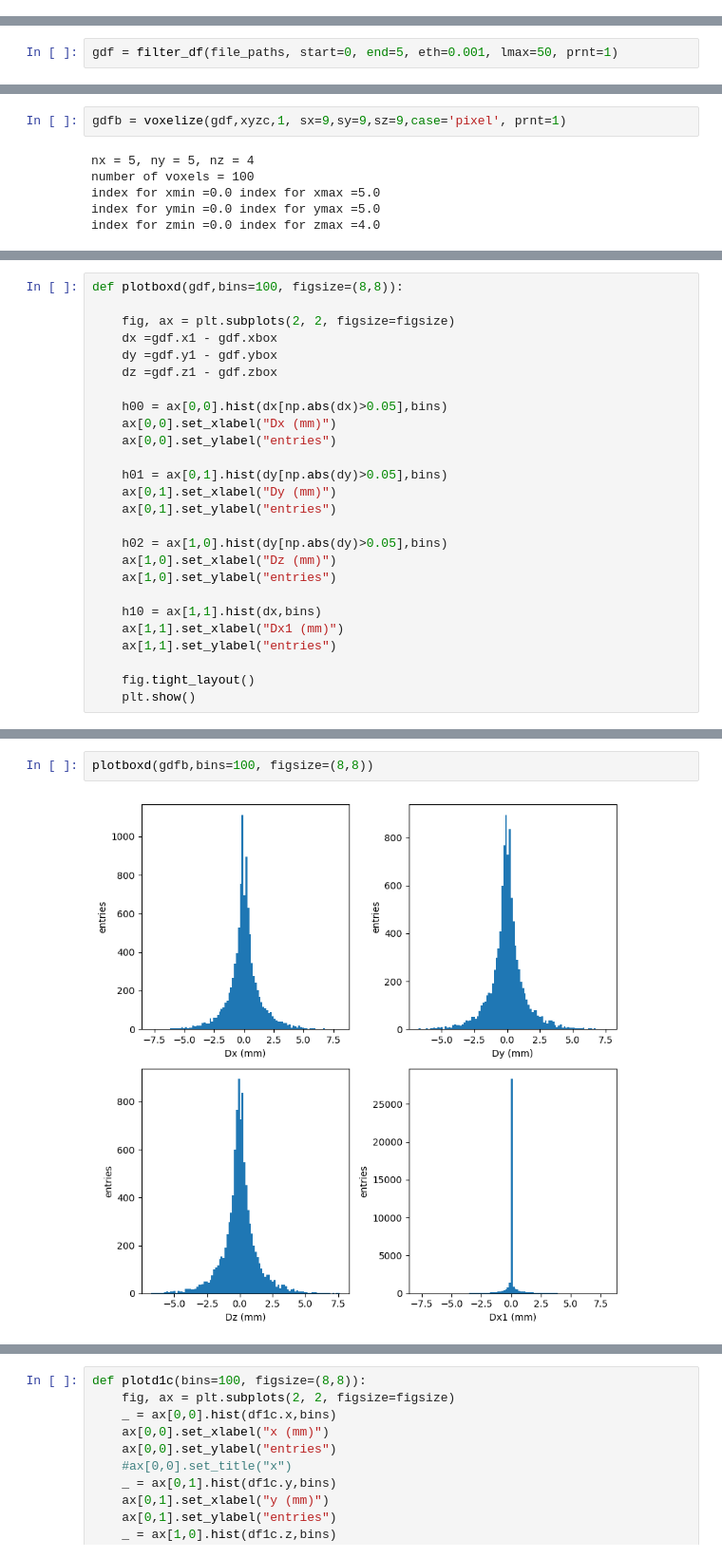
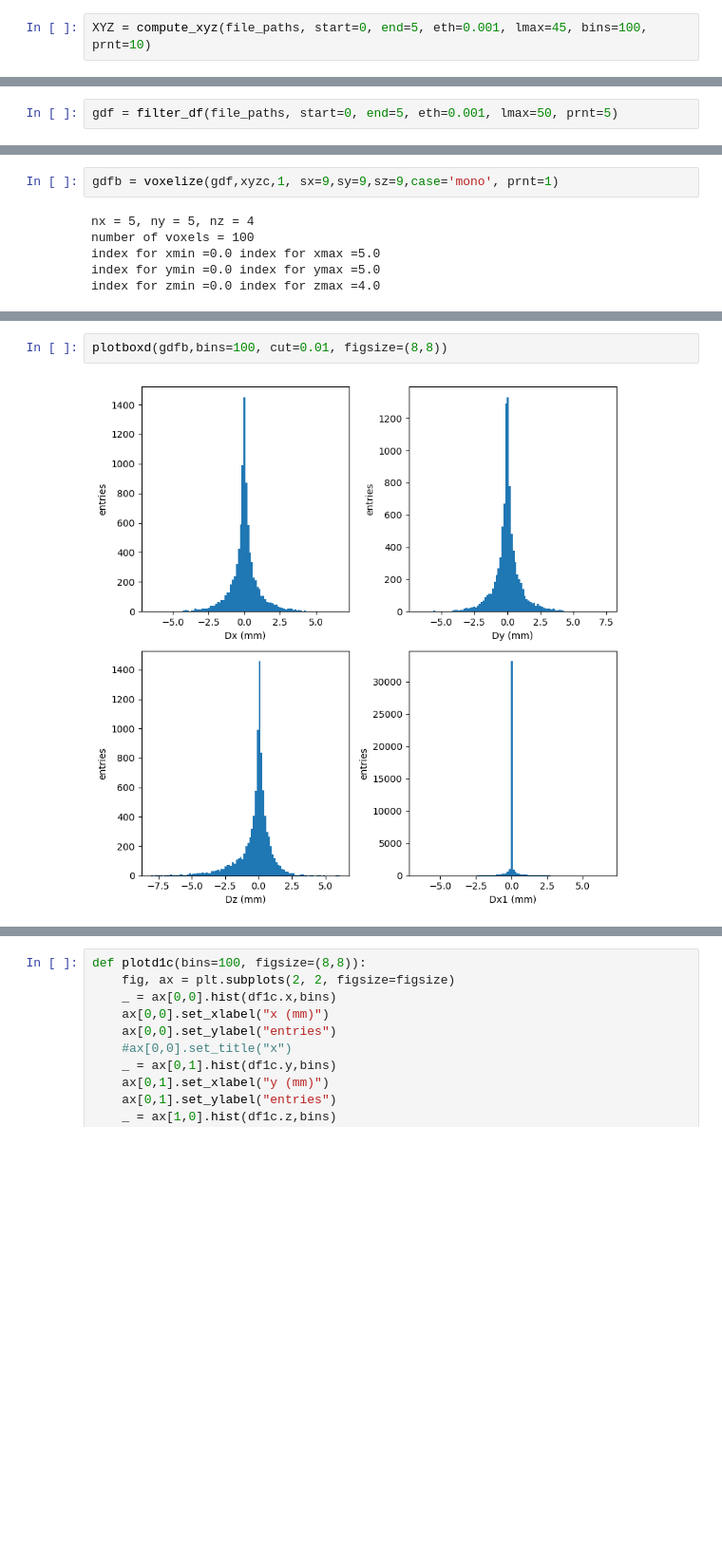
Before and after one commit to jjgomezcadenas/pymono, a Jupyter notebook: notebooks/cnnStudyApril2024/SelectMonolithicCsI.ipynb, the cells around one changed output, grey strips where cells are left out. Shown: that part at 95% size. Cells and saved outputs as stored; diff of their text form; blank space fills up the shorter version.

```diff
--- a/notebooks/cnnStudyApril2024/SelectMonolithicCsI.ipynb
+++ b/notebooks/cnnStudyApril2024/SelectMonolithicCsI.ipynb
@@ -450,0 +566,2 @@ XYZ
+# %%
+XYZ = compute_xyz(file_paths, start=0, end=5, eth=0.001, lmax=45, bins=100, prnt=10)
@@ -457,4 +587,4 @@ MCrst(xmin=-23.0, xmax=23.0, dx=46.0, ymin=-23.0, ymax=23.0, dy=46.0, zmin=13.0,
 # %%
-gdf = filter_df(file_paths, start=0, end=5, eth=0.001, lmax=50, prnt=1)
+gdf = filter_df(file_paths, start=0, end=5, eth=0.001, lmax=50, prnt=5)
 # %% [output]
 Reading data frame 0
@@ -558,5 +648,5 @@ plotddx(DX,DY,DZ,bins=100, figsize=(8,8), cut=0.1)
 # %%
-gdfb = voxelize(gdf,xyzc,1, sx=9,sy=9,sz=9,case='pixel', prnt=1)
+gdfb = voxelize(gdf,xyzc,1, sx=9,sy=9,sz=9,case='mono', prnt=1)
 # %% [output]
 nx = 5, ny = 5, nz = 4
 number of voxels = 100
@@ -582,26 +671,0 @@ gdfb
-# %%
-def plotboxd(gdf,bins=100, figsize=(8,8)):
-
-    fig, ax = plt.subplots(2, 2, figsize=figsize)
-    dx =gdf.x1 - gdf.xbox
-    dy =gdf.y1 - gdf.ybox
-    dz =gdf.z1 - gdf.zbox
-
-    h00 = ax[0,0].hist(dx[np.abs(dx)>0.05],bins)
-    ax[0,0].set_xlabel("Dx (mm)")
-    ax[0,0].set_ylabel("entries")
-
-    h01 = ax[0,1].hist(dy[np.abs(dy)>0.05],bins)
-    ax[0,1].set_xlabel("Dy (mm)")
-    ax[0,1].set_ylabel("entries")
-
-    h02 = ax[1,0].hist(dy[np.abs(dy)>0.05],bins)
-    ax[1,0].set_xlabel("Dz (mm)")
-    ax[1,0].set_ylabel("entries")
-
-    h10 = ax[1,1].hist(dx,bins)
-    ax[1,1].set_xlabel("Dx1 (mm)")
-    ax[1,1].set_ylabel("entries")
-
-    fig.tight_layout()
-    plt.show()
@@ -608,4 +674,4 @@ def plotboxd(gdf,bins=100, figsize=(8,8)):
 # %%
-plotboxd(gdfb,bins=100, figsize=(8,8))
+plotboxd(gdfb,bins=100, cut=0.01, figsize=(8,8))
 # %% [output]
-[figure, old version]
+[figure, new version]
```
Also changed, not shown: parts of 67 cells of this notebook, 3 other files.
